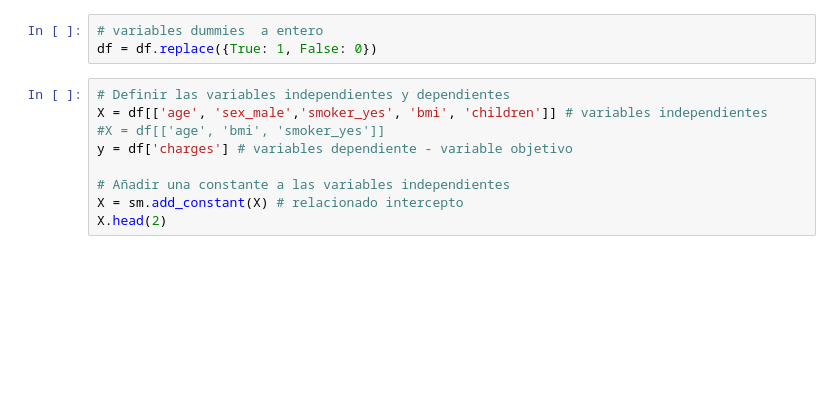
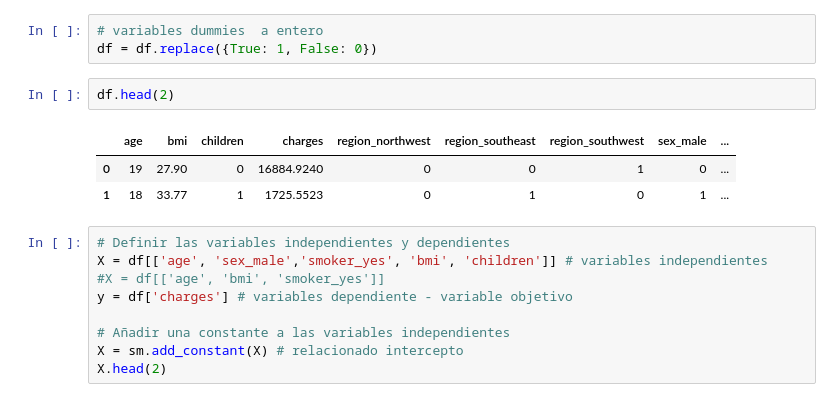
Before and after one commit to ealaurel/MINERIA_DATOS_2026_2, a Jupyter notebook: h3_3_Arboles_de_decisión_regresion.ipynb, the cells around one changed output. Drawn from its saved outputs; the diff is of its cells as text; blank space fills up the shorter version.

```diff
--- a/h3_3_Arboles_de_decisión_regresion.ipynb
+++ b/h3_3_Arboles_de_decisión_regresion.ipynb
@@ -177,6 +177,12 @@ df.head(2)
 # %%
 # variables dummies  a entero
 df = df.replace({True: 1, False: 0})
+# %%
+df.head(2)
+# %% [output]
+|  | age | bmi | children | charges | region_northwest | region_southeast | region_southwest | sex_male | ... |
+| 0 | 19 | 27.90 | 0 | 16884.9240 | 0 | 0 | 1 | 0 | ... |
+| 1 | 18 | 33.77 | 1 | 1725.5523 | 0 | 1 | 0 | 1 | ... |
 # %%
 # Definir las variables independientes y dependientes
 X = df[['age', 'sex_male','smoker_yes', 'bmi', 'children']] # variables independientes
```
Also changed, not shown: parts of 1 cell of this notebook, 1 other file.
